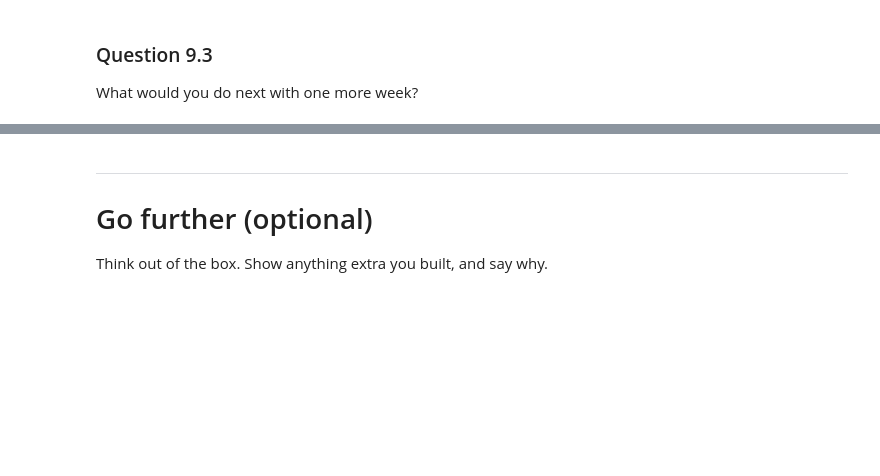
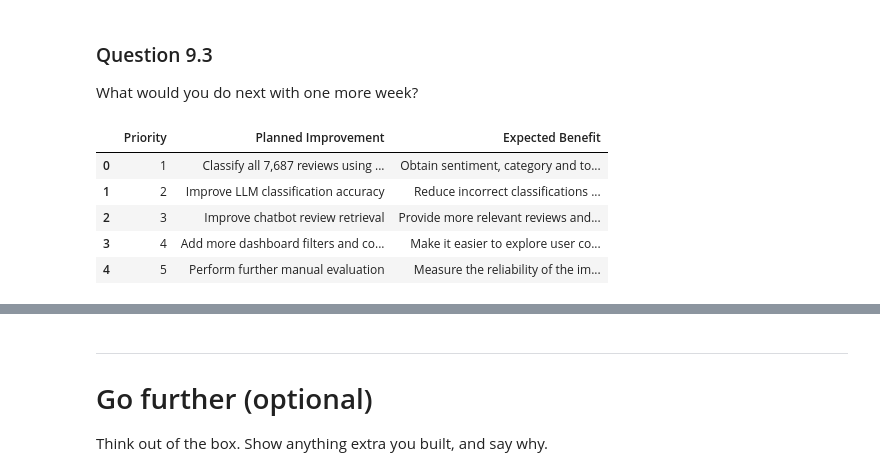
Before and after one commit to vishal0205/Google-Photo-Review-Analyser-, a Jupyter notebook: Review_Analyser_Starter.ipynb, the cells around one changed output, grey strips where cells are left out. Saved outputs shown, nothing was run; the diff lists cells and outputs as text; code cells hidden in the pictures; blank space fills up the shorter version.

Commit message:
Complete Steps 8-9 and add Streamlit dashboard

```diff
--- a/Review_Analyser_Starter.ipynb
+++ b/Review_Analyser_Starter.ipynb
@@ -3284,7 +3365,32 @@ What are the limits of your analyser? Where should the product manager not trust
 ### Question 9.3
 What would you do next with one more week?
 # %%
-# Your code here
+next_week_plan = pd.DataFrame({
+    "Priority": [1, 2, 3, 4, 5],
+    "Planned Improvement": [
+        "Classify all 7,687 reviews using the LLM",
+        "Improve LLM classification accuracy",
+        "Improve chatbot review retrieval",
+        "Add more dashboard filters and comparisons",
+        "Perform further manual evaluation"
+    ],
+    "Expected Benefit": [
+        "Obtain sentiment, category and topic labels for the complete dataset",
+        "Reduce incorrect classifications through prompt improvements",
+        "Provide more relevant reviews and accurate answers",
+        "Make it easier to explore user complaints",
+        "Measure the reliability of the improved analyser"
+    ]
+})
+
+display(next_week_plan)
+# %% [output]
+|  | Priority | Planned Improvement | Expected Benefit |
+| 0 | 1 | Classify all 7,687 reviews using ... | Obtain sentiment, category and to... |
+| 1 | 2 | Improve LLM classification accuracy | Reduce incorrect classifications ... |
+| 2 | 3 | Improve chatbot review retrieval | Provide more relevant reviews and... |
+| 3 | 4 | Add more dashboard filters and co... | Make it easier to explore user co... |
+| 4 | 5 | Perform further manual evaluation | Measure the reliability of the im... |
 # %% [markdown]
 **Observation:**
 
```
Also changed, not shown: parts of 10 cells of this notebook, 4 other files.
